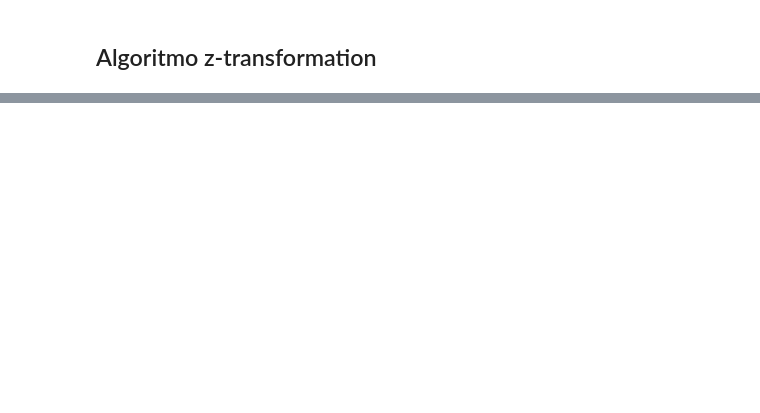
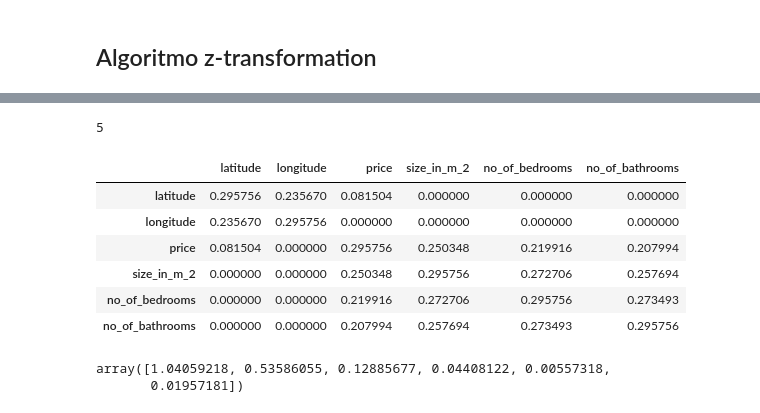
Before and after one commit to FabioScielzoOrtiz/Estadistica4all.github.io, a Jupyter notebook: Notebooks/Statistical Distances/Distancias Estadisticas (new).ipynb, the cells around one changed output, grey strips where cells are left out. Drawn from its saved outputs; the diff is of its cells as text; code cells hidden in the pictures; blank space fills up the shorter version.

```diff
--- a/Notebooks/Statistical Distances/Distancias Estadisticas (new).ipynb
+++ b/Notebooks/Statistical Distances/Distancias Estadisticas (new).ipynb
@@ -2465,3 +2465,23 @@ cov_matrix_z_transformation(corr_matrix_transformed = robust_corr_matrix_transfo
 | no_of_bathrooms | 0.005896 | 0.000000 | 1.649883e+06 | 5.598196e+01 | 6.818342e-01 | 8.361161e-01 |
 # %% [markdown]
 ## Algoritmo z-transformation
+# %%
+def z_trans_algorithm(robust_corr_matrix, n_iters):
+
+    R = robust_corr_matrix.copy()
+
+    i = 0
+
+    while i < n_iters:
+
+        if np.all(np.linalg.eigvals(R) > 0):
+
+            return R , i
+
+        else:
+
+            R = corr_matrix_z_transformation(corr_matrix=R)
+
+            i = i + 1
+
+    return R , i
@@ -2467,0 +2507,21 @@ cov_matrix_z_transformation(corr_matrix_transformed = robust_corr_matrix_transfo
+# %%
+R, i = z_trans_algorithm(robust_corr_matrix=robust_corr_matrix_transformed, n_iters=20)
+# %%
+i
+# %% [output]
+5
+# %%
+R
+# %% [output]
+|  | latitude | longitude | price | size_in_m_2 | no_of_bedrooms | no_of_bathrooms |
+| latitude | 0.295756 | 0.235670 | 0.081504 | 0.000000 | 0.000000 | 0.000000 |
+| longitude | 0.235670 | 0.295756 | 0.000000 | 0.000000 | 0.000000 | 0.000000 |
+| price | 0.081504 | 0.000000 | 0.295756 | 0.250348 | 0.219916 | 0.207994 |
+| size_in_m_2 | 0.000000 | 0.000000 | 0.250348 | 0.295756 | 0.272706 | 0.257694 |
+| no_of_bedrooms | 0.000000 | 0.000000 | 0.219916 | 0.272706 | 0.295756 | 0.273493 |
+| no_of_bathrooms | 0.000000 | 0.000000 | 0.207994 | 0.257694 | 0.273493 | 0.295756 |
+# %%
+np.linalg.eigvals(R)
+# %% [output]
+array([1.04059218, 0.53586055, 0.12885677, 0.04408122, 0.00557318,
+       0.01957181])
```
Also changed, not shown: parts of 4 cells of this notebook.
